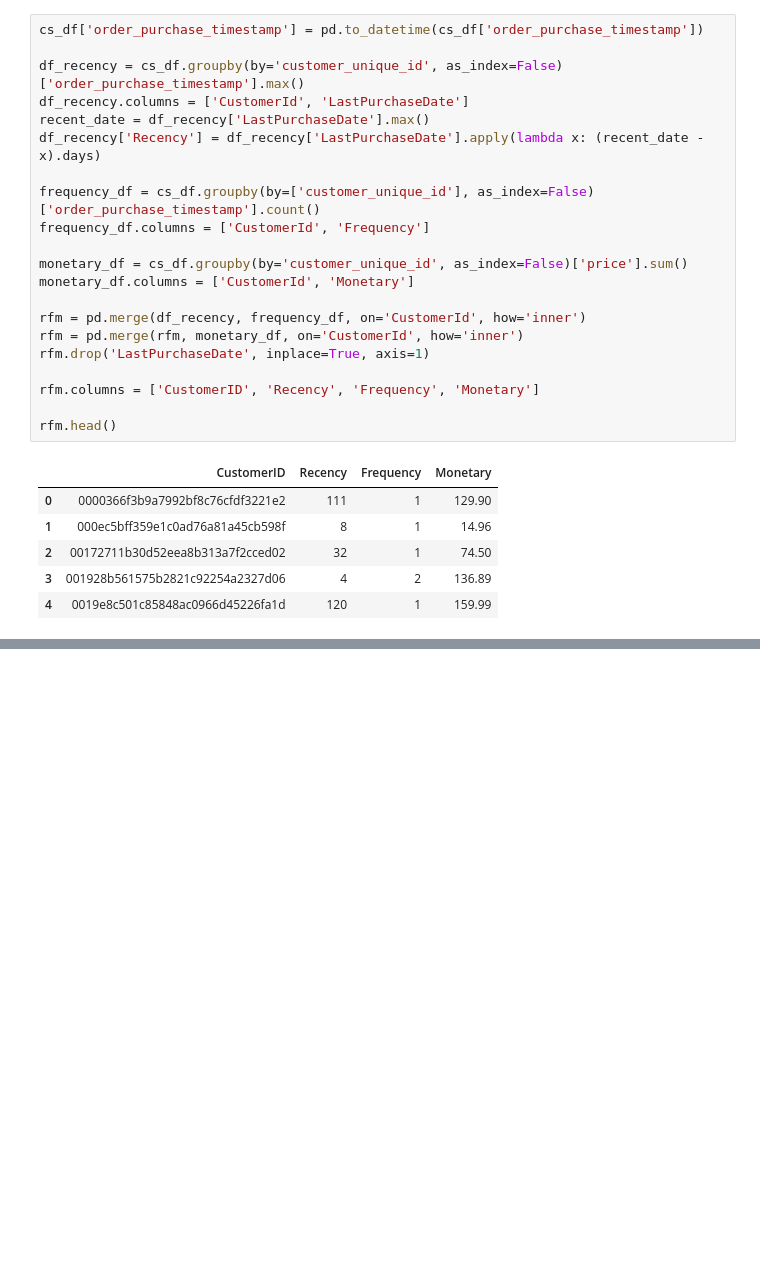
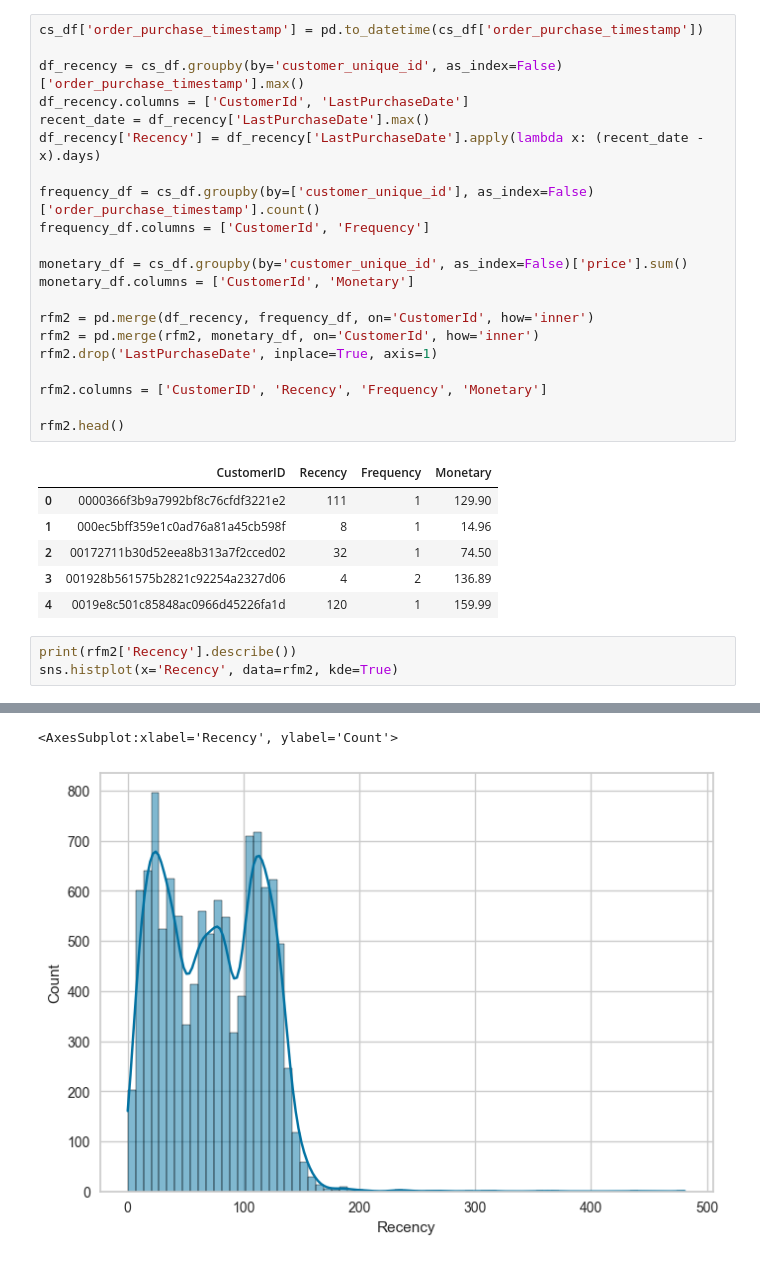
Before and after one commit to MatteoFerraresi/267161, a Jupyter notebook: main.ipynb, the cells around one changed output, grey strips where cells are left out. Drawn from its saved outputs; the diff is of its cells as text; blank space fills up the shorter version.

```diff
--- a/main.ipynb
+++ b/main.ipynb
@@ -508,13 +510,13 @@ frequency_df.columns = ['CustomerId', 'Frequency']
 monetary_df = cs_df.groupby(by='customer_unique_id', as_index=False)['price'].sum()
 monetary_df.columns = ['CustomerId', 'Monetary']
 
-rfm = pd.merge(df_recency, frequency_df, on='CustomerId', how='inner')
-rfm = pd.merge(rfm, monetary_df, on='CustomerId', how='inner')
-rfm.drop('LastPurchaseDate', inplace=True, axis=1)
+rfm2 = pd.merge(df_recency, frequency_df, on='CustomerId', how='inner')
+rfm2 = pd.merge(rfm2, monetary_df, on='CustomerId', how='inner')
+rfm2.drop('LastPurchaseDate', inplace=True, axis=1)
 
-rfm.columns = ['CustomerID', 'Recency', 'Frequency', 'Monetary']
+rfm2.columns = ['CustomerID', 'Recency', 'Frequency', 'Monetary']
 
-rfm.head()
+rfm2.head()
 # %% [output]
 |  | CustomerID | Recency | Frequency | Monetary |
 | 0 | 0000366f3b9a7992bf8c76cfdf3221e2 | 111 | 1 | 129.90 |
@@ -522,3 +524,7 @@ rfm.head()
 | 2 | 00172711b30d52eea8b313a7f2cced02 | 32 | 1 | 74.50 |
 | 3 | 001928b561575b2821c92254a2327d06 | 4 | 2 | 136.89 |
 | 4 | 0019e8c501c85848ac0966d45226fa1d | 120 | 1 | 159.99 |
+# %%
+print(rfm2['Recency'].describe())
+sns.histplot(x='Recency', data=rfm2, kde=True)
+# %% [output]
@@ -524,0 +540,2 @@ rfm.head()
+<AxesSubplot:xlabel='Recency', ylabel='Count'>
+[figure, added]
```
Also changed, not shown: parts of 17 cells of this notebook.
